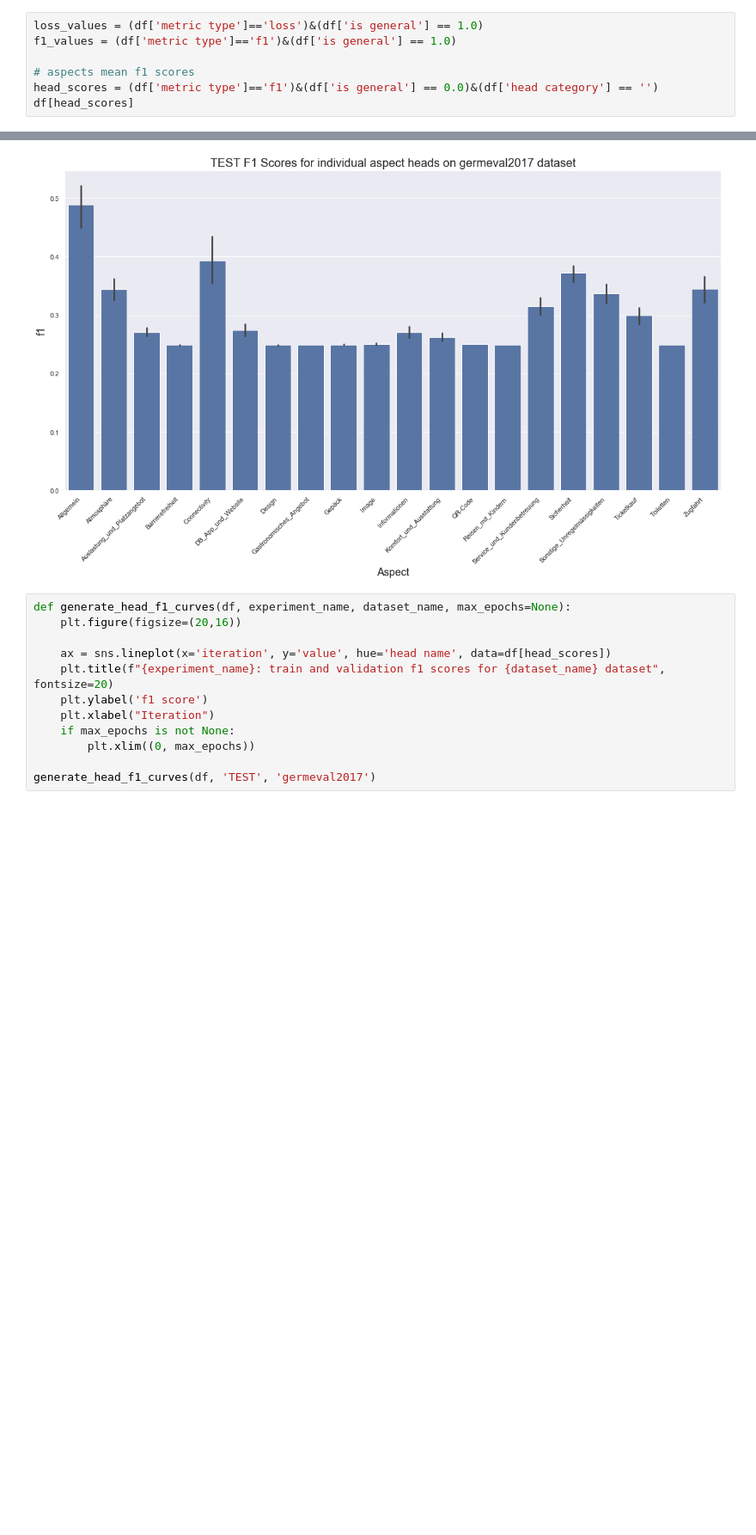
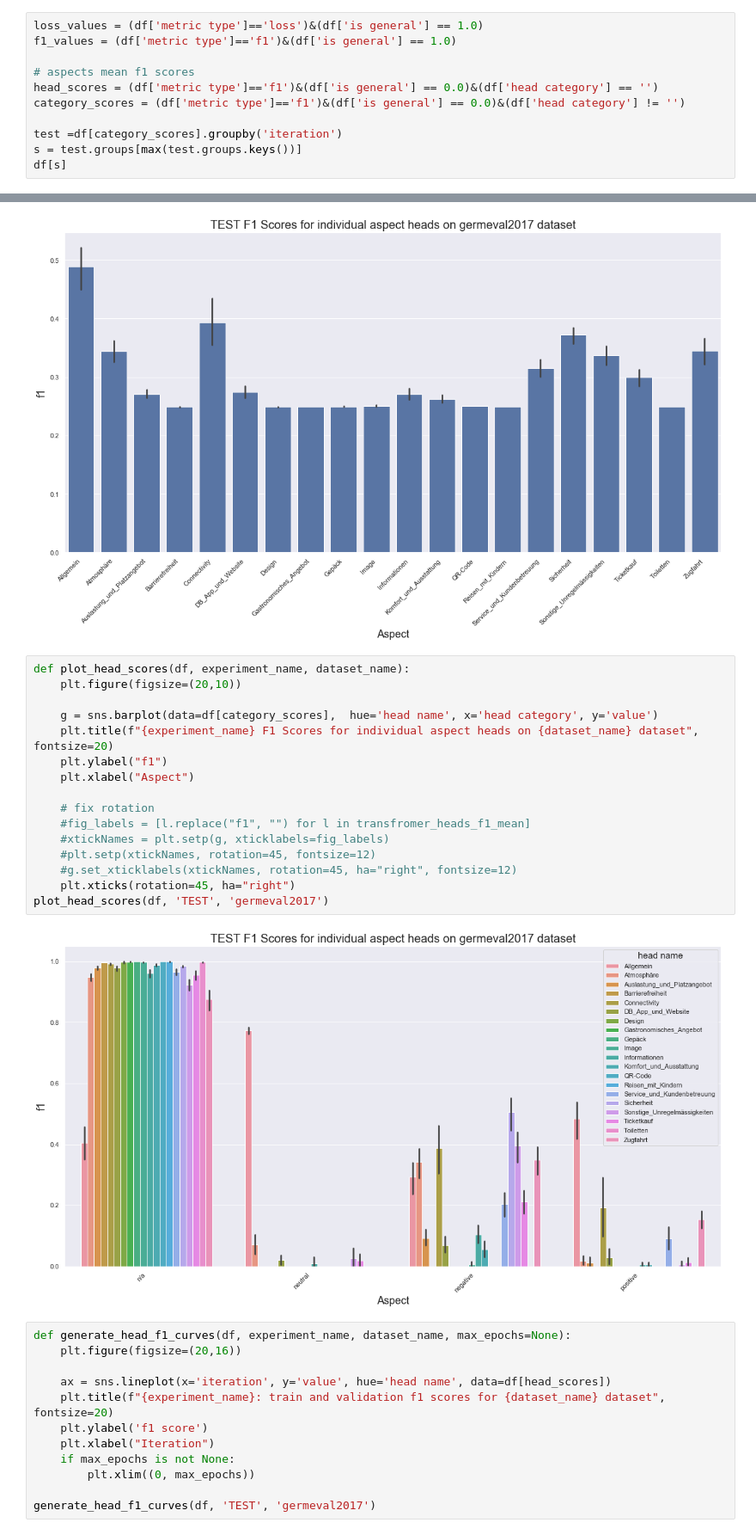
Before and after one commit to felixSchober/ABSA-Transformer, a Jupyter notebook: 03_AspectSentiment-Notebook.ipynb, the cells around one changed output, grey strips where cells are left out. Shown at 86% size. Drawn from its saved outputs; the diff is of its cells as text; blank space fills up the shorter version.

Commit message:
add plotting experiments

```diff
--- a/03_AspectSentiment-Notebook.ipynb
+++ b/03_AspectSentiment-Notebook.ipynb
@@ -195,5 +177,9 @@ f1_values = (df['metric type']=='f1')&(df['is general'] == 1.0)
 
 # aspects mean f1 scores
 head_scores = (df['metric type']=='f1')&(df['is general'] == 0.0)&(df['head category'] == '')
-df[head_scores]
+category_scores = (df['metric type']=='f1')&(df['is general'] == 0.0)&(df['head category'] != '')
+
+test =df[category_scores].groupby('iteration')
+s = test.groups[max(test.groups.keys())]
+df[s]
 # %% [output]
@@ -272,6 +246,24 @@ def plot_head_scores(df, experiment_name, dataset_name):
 plot_head_scores(df, 'TEST', 'germeval2017')
 # %% [output]
 [figure]
+# %%
+def plot_head_scores(df, experiment_name, dataset_name):
+    plt.figure(figsize=(20,10))
+
+    g = sns.barplot(data=df[category_scores],  hue='head name', x='head category', y='value')
+    plt.title(f"{experiment_name} F1 Scores for individual aspect heads on {dataset_name} dataset", fontsize=20)
+    plt.ylabel("f1")
+    plt.xlabel("Aspect")
+
+    # fix rotation
+    #fig_labels = [l.replace("f1", "") for l in transfromer_heads_f1_mean]
+    #xtickNames = plt.setp(g, xticklabels=fig_labels)
+    #plt.setp(xtickNames, rotation=45, fontsize=12)
+    #g.set_xticklabels(xtickNames, rotation=45, ha="right", fontsize=12)
+    plt.xticks(rotation=45, ha="right")
+plot_head_scores(df, 'TEST', 'germeval2017')
+# %% [output]
+[figure, added]
 # %%
 def generate_head_f1_curves(df, experiment_name, dataset_name, max_epochs=None):
     plt.figure(figsize=(20,16))
```
Also changed, not shown: parts of 5 cells of this notebook.
